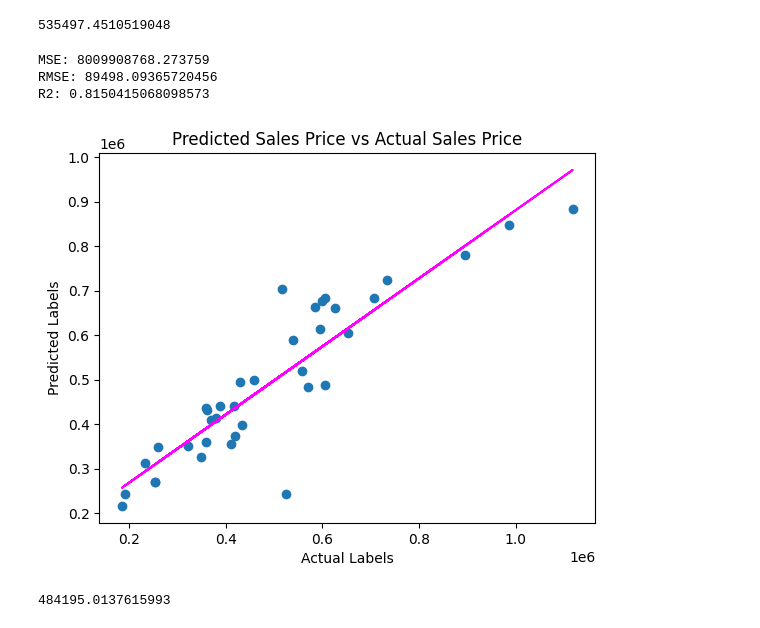
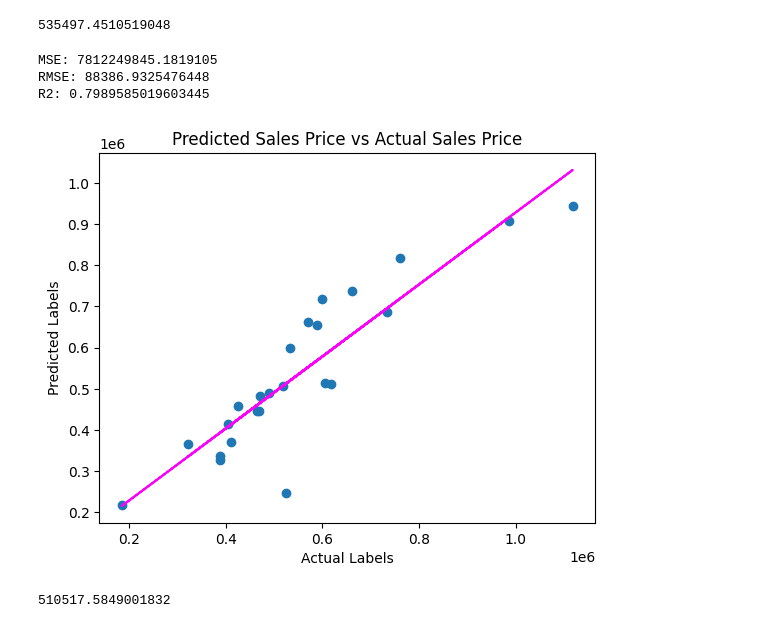
Before and after one commit to jason-christopher/Wheeler_Home_Values, a Jupyter notebook: analysis.ipynb, the cells around one changed output. Drawn from its saved outputs; the diff is of its cells as text; code cells hidden in the pictures.

Commit message:
created models for market value and sales price based on square footage with R Squared values of about 0.8 and removed sales data before 2022 from model

```diff
--- a/analysis.ipynb
+++ b/analysis.ipynb
@@ -102,42 +102,43 @@ print(market_model.predict([[1700]])[0])
 # %% [output]
 535497.4510519048
 # %%
-# Clean the data and break into features and labels
-cleaned_df = df.dropna(subset=['square_feet', 'most_recent_sales_price'])
+# Clean the data by removing sales data from before 2022 and break into features and labels
+cleaned_df = df[df['sales_prices'].apply(lambda x: next(iter(x), None)) >= 2021]
+cleaned_df = cleaned_df.dropna(subset=['square_feet', 'most_recent_sales_price'])
 X = cleaned_df[['square_feet']].values
 y = cleaned_df['most_recent_sales_price'].values
 
 # Split data into training/testing groups and create a model
 X_train, X_test, y_train, y_test = train_test_split(X, y, test_size=0.30, random_state=0)
 sales_model = LinearRegression().fit(X_train, y_train)
 predictions = sales_model.predict(X_test)
 
 # Determine how well the model predicts
 mse = mean_squared_error(y_test, predictions)
 print("MSE:", mse)
 rmse = np.sqrt(mse)
 print("RMSE:", rmse)
 r2 = r2_score(y_test, predictions)
 print("R2:", r2)
 
 # Plot predicted vs actual
 plt.scatter(y_test, predictions)
 plt.xlabel('Actual Labels')
 plt.ylabel('Predicted Labels')
 plt.title('Predicted Sales Price vs Actual Sales Price')
 
 # Overlay the regression line
 z = np.polyfit(y_test, predictions, 1)
 p = np.poly1d(z)
 plt.plot(y_test,p(y_test), color='magenta')
 plt.show()
 # %% [output]
-MSE: 8009908768.273759
-RMSE: 89498.09365720456
-R2: 0.8150415068098573
+MSE: 7812249845.1819105
+RMSE: 88386.9325476448
+R2: 0.7989585019603445
-[figure, old version]
+[figure, new version]
 # %%
 # Predict sales price of a 1,700 square feet home
 print(sales_model.predict([[1700]])[0])
 # %% [output]
-484195.0137615993
+510517.5849001832
```
